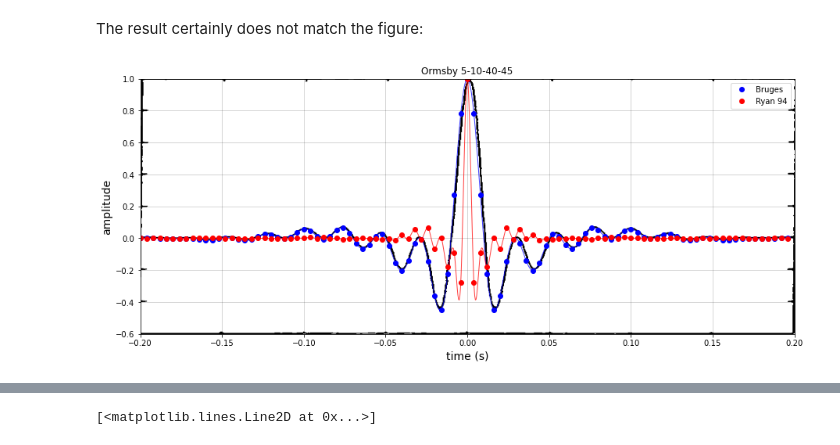
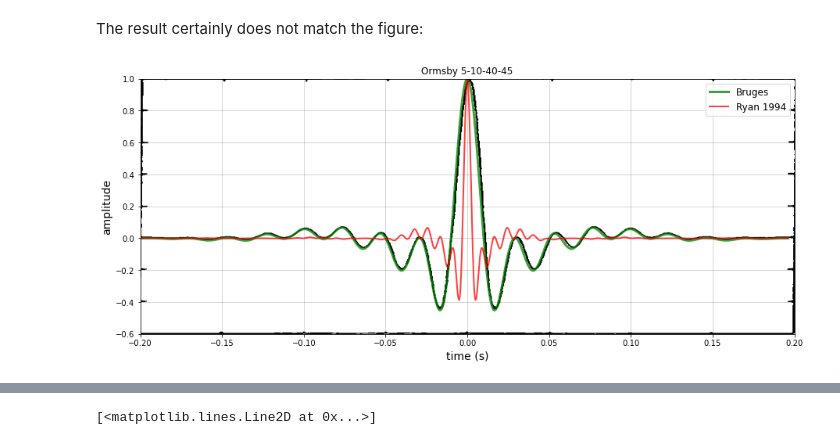
Before and after one commit to softwareunderground/repro-zoo, a Jupyter notebook: ryan-1994/Ormsby_wavelet_reproducibility.ipynb, the cells around one changed output, grey strips where cells are left out. Saved outputs shown, nothing was run; the diff lists cells and outputs as text; code cells hidden in the pictures.

```diff
--- a/ryan-1994/Ormsby_wavelet_reproducibility.ipynb
+++ b/ryan-1994/Ormsby_wavelet_reproducibility.ipynb
@@ -131,32 +130,32 @@ plt.plot(tw2, orms2)
 # %% [markdown]
 The result certainly does not match the figure:
 # %%
-fig, ax = plt.subplots(figsize=(15, 6))
+fig, ax = plt.subplots(figsize=(15, 6), facecolor='white')
 
 # Show the background plot.
 img = plt.imread('Ormsby_wavelet_data-area.png')
 ax.imshow(img, extent=[-0.2, 0.2, -0.6, 1.0], aspect='auto')
 
 # Plot the smoothed waveforms.
-ax.plot(*smoothify(tw, orms), 'b', lw=1, alpha=0.75)
-ax.plot(*smoothify(tw2, orms2), 'r', lw=1, alpha=0.75)
+ax.plot(*smoothify(tw, orms), 'g', lw=3, alpha=0.75, label='Bruges')
+ax.plot(*smoothify(tw2, orms2), 'r', lw=2, alpha=0.75, label='Ryan 1994')
 
 # Plot the points we computed.
-ax.plot(tw, orms, 'bo', label='Bruges')
-ax.plot(tw2, orms2, 'ro', label='Ryan 94')
+# ax.plot(tw, orms, 'bo', label='Bruges')
+# ax.plot(tw2, orms2, 'ro', label='Ryan 94')
 
 # Trimmings.
-ax.legend(loc=1)
+ax.legend(loc=1, fontsize=12)
 ax.set_xlim(-0.2,0.2)
 ax.set_ylim(-0.6, 1.0)
 ax.set_xlabel('time (s)', fontsize=14)
 ax.set_ylabel('amplitude', fontsize=14)
 ax.set_title("Ormsby {}-{}-{}-{}".format(*freqs))
 ax.grid(c='k', alpha=0.2)
 
 plt.show()
 # %% [output]
-[figure, old version]
+[figure, new version]
 # %% [markdown]
 ## Montclair State University
 
```
Also changed, not shown: parts of 9 cells of this notebook, 1 other file.
